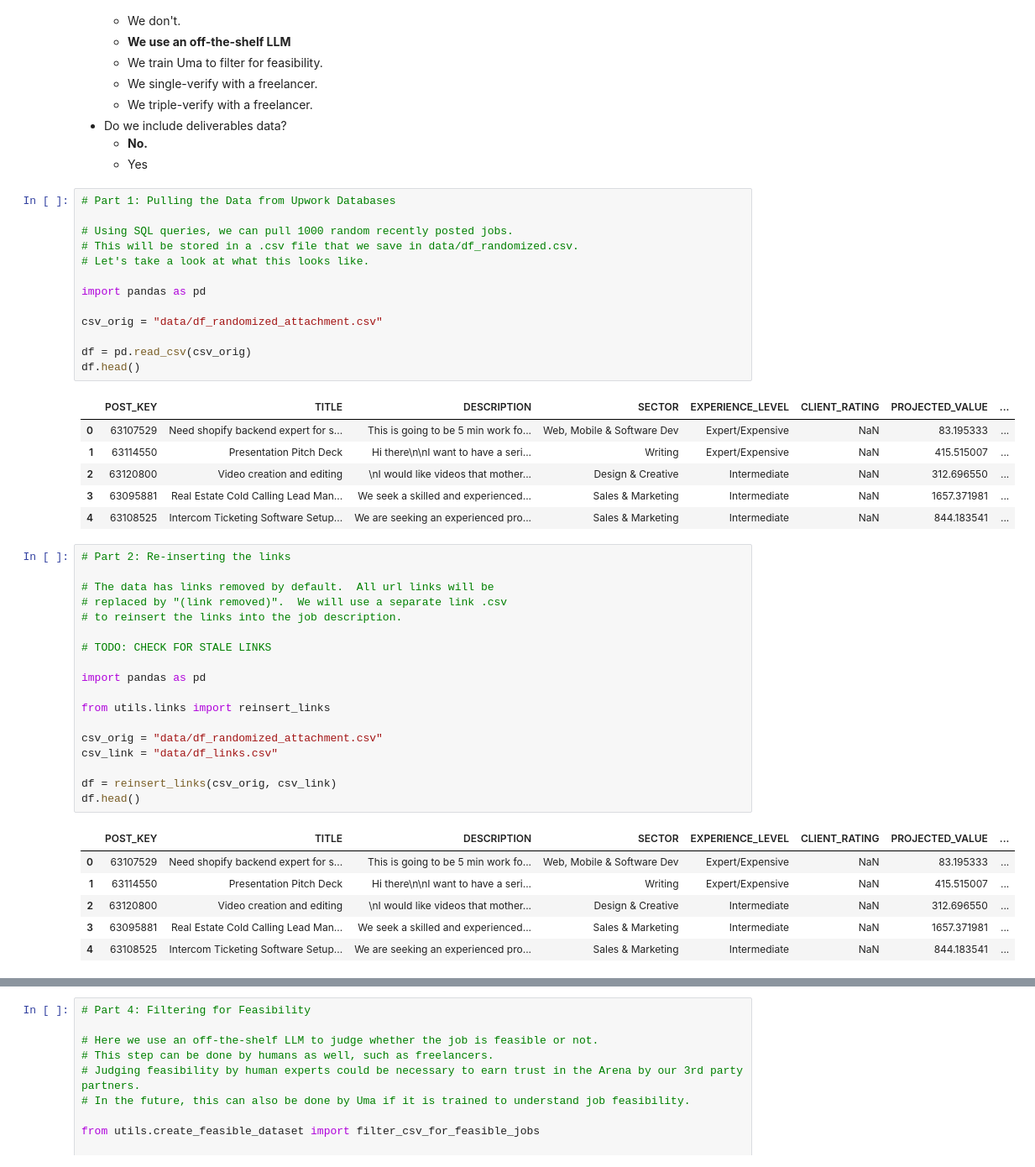
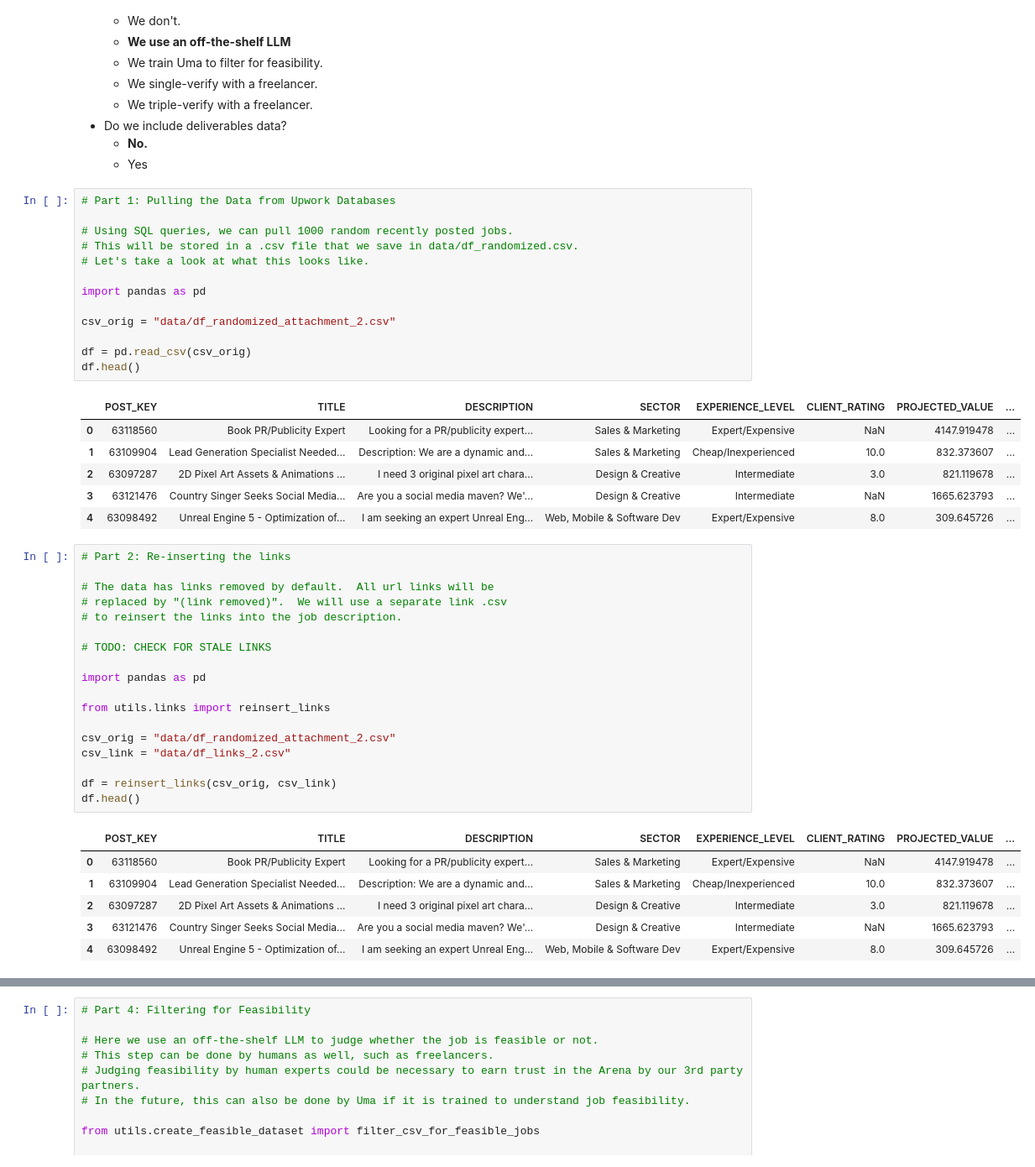
Before and after one commit to darvinyi/AgentArenaModular, a Jupyter notebook: end2end_v2.ipynb, the cells around one changed output, grey strips where cells are left out. Shown at 84% size. Cells and saved outputs as stored; diff of their text form.

```diff
--- a/end2end_v2.ipynb
+++ b/end2end_v2.ipynb
@@ -37,23 +37,23 @@ There are many important points to take into consideration for Agent Arena Datas
 # %%
 # Part 1: Pulling the Data from Upwork Databases
 
 # Using SQL queries, we can pull 1000 random recently posted jobs.
 # This will be stored in a .csv file that we save in data/df_randomized.csv.
 # Let's take a look at what this looks like.
 
 import pandas as pd
 
-csv_orig = "data/df_randomized_attachment.csv"
+csv_orig = "data/df_randomized_attachment_2.csv"
 
 df = pd.read_csv(csv_orig)
 df.head()
 # %% [output]
 |  | POST_KEY | TITLE | DESCRIPTION | SECTOR | EXPERIENCE_LEVEL | CLIENT_RATING | PROJECTED_VALUE | ... |
-| 0 | 63107529 | Need shopify backend expert for s... | This is going to be 5 min work fo... | Web, Mobile & Software Dev | Expert/Expensive | NaN | 83.195333 | ... |
-| 1 | 63114550 | Presentation Pitch Deck | Hi there\n\nI want to have a seri... | Writing | Expert/Expensive | NaN | 415.515007 | ... |
-| 2 | 63120800 | Video creation and editing | \nI would like videos that mother... | Design & Creative | Intermediate | NaN | 312.696550 | ... |
-| 3 | 63095881 | Real Estate Cold Calling Lead Man... | We seek a skilled and experienced... | Sales & Marketing | Intermediate | NaN | 1657.371981 | ... |
-| 4 | 63108525 | Intercom Ticketing Software Setup... | We are seeking an experienced pro... | Sales & Marketing | Intermediate | NaN | 844.183541 | ... |
+| 0 | 63118560 | Book PR/Publicity Expert | Looking for a PR/publicity expert... | Sales & Marketing | Expert/Expensive | NaN | 4147.919478 | ... |
+| 1 | 63109904 | Lead Generation Specialist Needed... | Description: We are a dynamic and... | Sales & Marketing | Cheap/Inexperienced | 10.0 | 832.373607 | ... |
+| 2 | 63097287 | 2D Pixel Art Assets & Animations ... | I need 3 original pixel art chara... | Design & Creative | Intermediate | 3.0 | 821.119678 | ... |
+| 3 | 63121476 | Country Singer Seeks Social Media... | Are you a social media maven? We'... | Design & Creative | Intermediate | NaN | 1665.623793 | ... |
+| 4 | 63098492 | Unreal Engine 5 - Optimization of... | I am seeking an expert Unreal Eng... | Web, Mobile & Software Dev | Expert/Expensive | 8.0 | 309.645726 | ... |
 # %%
 # Part 2: Re-inserting the links
 
@@ -67,18 +67,18 @@ import pandas as pd
 
 from utils.links import reinsert_links
 
-csv_orig = "data/df_randomized_attachment.csv"
-csv_link = "data/df_links.csv"
+csv_orig = "data/df_randomized_attachment_2.csv"
+csv_link = "data/df_links_2.csv"
 
 df = reinsert_links(csv_orig, csv_link)
 df.head()
 # %% [output]
 |  | POST_KEY | TITLE | DESCRIPTION | SECTOR | EXPERIENCE_LEVEL | CLIENT_RATING | PROJECTED_VALUE | ... |
-| 0 | 63107529 | Need shopify backend expert for s... | This is going to be 5 min work fo... | Web, Mobile & Software Dev | Expert/Expensive | NaN | 83.195333 | ... |
-| 1 | 63114550 | Presentation Pitch Deck | Hi there\n\nI want to have a seri... | Writing | Expert/Expensive | NaN | 415.515007 | ... |
-| 2 | 63120800 | Video creation and editing | \nI would like videos that mother... | Design & Creative | Intermediate | NaN | 312.696550 | ... |
-| 3 | 63095881 | Real Estate Cold Calling Lead Man... | We seek a skilled and experienced... | Sales & Marketing | Intermediate | NaN | 1657.371981 | ... |
-| 4 | 63108525 | Intercom Ticketing Software Setup... | We are seeking an experienced pro... | Sales & Marketing | Intermediate | NaN | 844.183541 | ... |
+| 0 | 63118560 | Book PR/Publicity Expert | Looking for a PR/publicity expert... | Sales & Marketing | Expert/Expensive | NaN | 4147.919478 | ... |
+| 1 | 63109904 | Lead Generation Specialist Needed... | Description: We are a dynamic and... | Sales & Marketing | Cheap/Inexperienced | 10.0 | 832.373607 | ... |
+| 2 | 63097287 | 2D Pixel Art Assets & Animations ... | I need 3 original pixel art chara... | Design & Creative | Intermediate | 3.0 | 821.119678 | ... |
+| 3 | 63121476 | Country Singer Seeks Social Media... | Are you a social media maven? We'... | Design & Creative | Intermediate | NaN | 1665.623793 | ... |
+| 4 | 63098492 | Unreal Engine 5 - Optimization of... | I am seeking an expert Unreal Eng... | Web, Mobile & Software Dev | Expert/Expensive | 8.0 | 309.645726 | ... |
 # %%
 # Part 3: Downloading attachments
 
```
Also changed, not shown: parts of 1 cell of this notebook, 10 other files.
